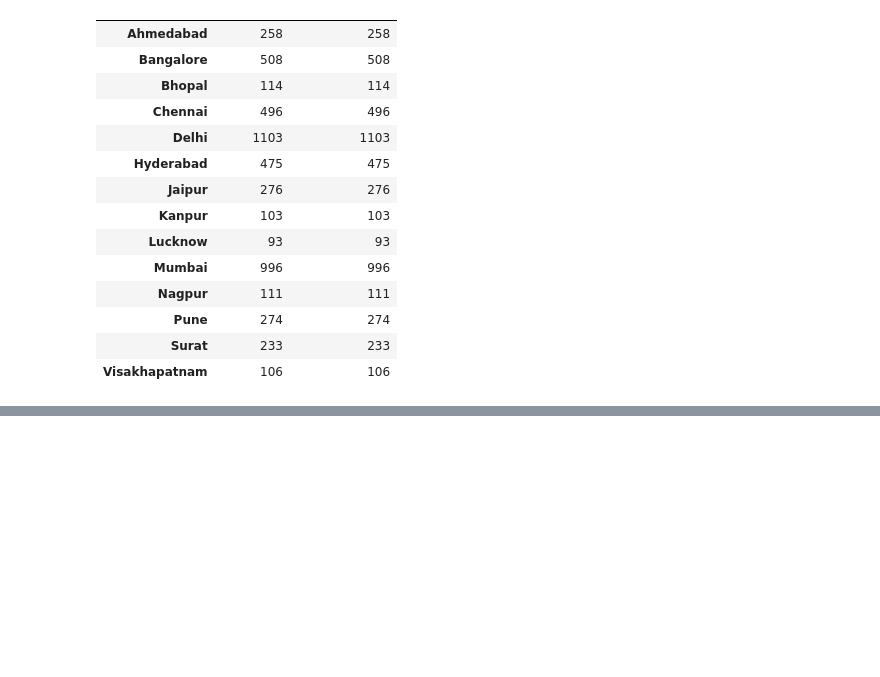
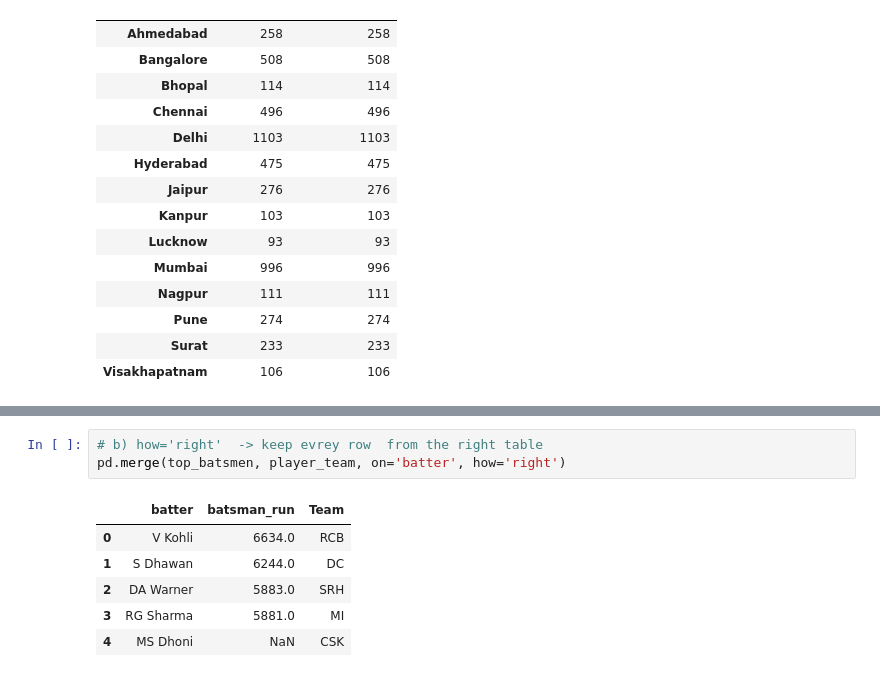
Before and after one commit to pranaliwadkar746-ship-it/Retail-Analytics, a Jupyter notebook: Pandas_Lab 10.ipynb, the cells around one changed output, grey strips where cells are left out. Drawn from its saved outputs; the diff is of its cells as text; blank space fills up the shorter version.

```diff
--- a/Pandas_Lab 10.ipynb
+++ b/Pandas_Lab 10.ipynb
@@ -247,0 +309,10 @@ city_performance
+# %%
+# b) how='right'  -> keep evrey row  from the right table
+pd.merge(top_batsmen, player_team, on='batter', how='right')
+# %% [output]
+|  | batter | batsman_run | Team |
+| 0 | V Kohli | 6634.0 | RCB |
+| 1 | S Dhawan | 6244.0 | DC |
+| 2 | DA Warner | 5883.0 | SRH |
+| 3 | RG Sharma | 5881.0 | MI |
+| 4 | MS Dhoni | NaN | CSK |
```
Also changed, not shown: parts of 12 cells of this notebook, 8 other files.
